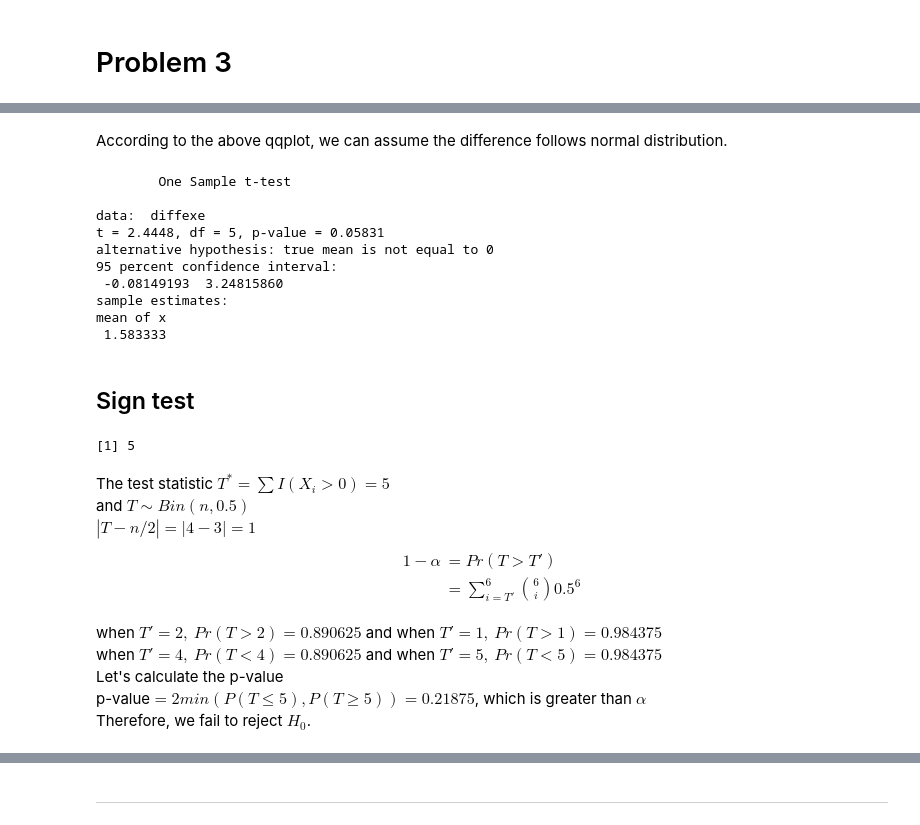
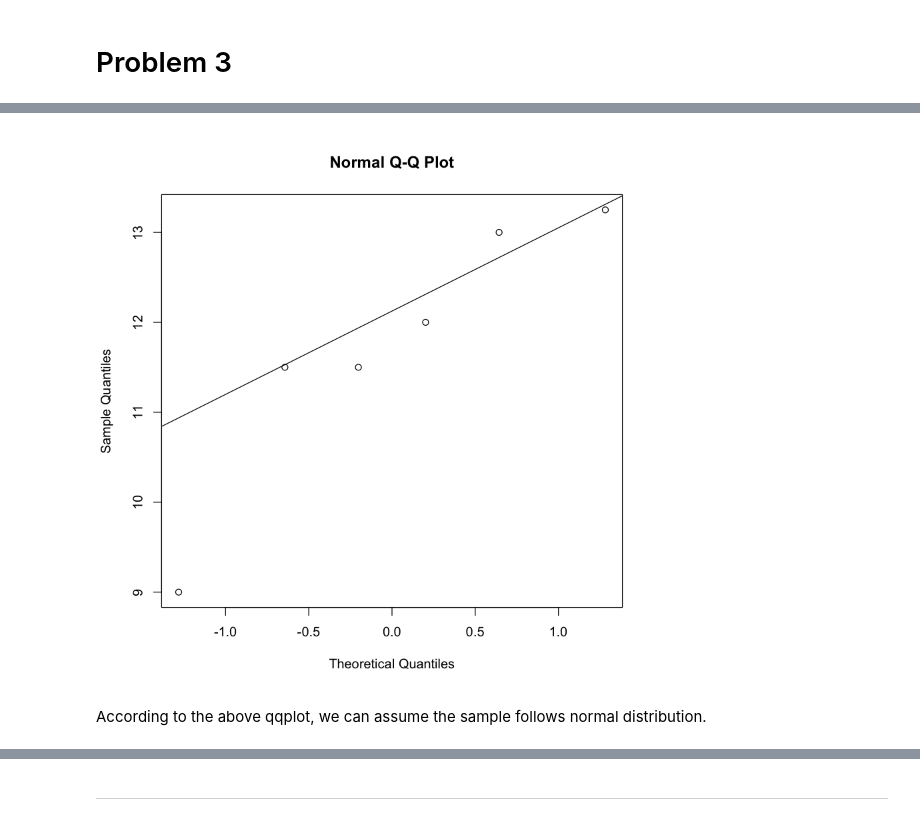
Before and after one commit to abx67/Columbia, a Jupyter notebook: Adv_Data_Ana/hw1_fy2232.ipynb, the cells around one changed output, grey strips where cells are left out. Drawn from its saved outputs; the diff is of its cells as text; code cells hidden in the pictures.

```diff
--- a/Adv_Data_Ana/hw1_fy2232.ipynb
+++ b/Adv_Data_Ana/hw1_fy2232.ipynb
@@ -233,35 +259,7 @@ qqline(diffexe)
+# %%
+qqnorm(Noexe)
+qqline(Noexe)
+# %% [output]
+[figure, added]
 # %% [markdown]
-According to the above qqplot, we can assume the difference follows normal distribution.
+According to the above qqplot, we can assume the sample follows normal distribution.
-# %%
-t.test(diffexe, mu=0)
-# %% [output]
-        One Sample t-test
-
-data:  diffexe
-t = 2.4448, df = 5, p-value = 0.05831
-alternative hypothesis: true mean is not equal to 0
-95 percent confidence interval:
- -0.08149193  3.24815860
-sample estimates:
-mean of x
- 1.583333
-# %% [markdown]
-## Sign test
-# %%
-signdiffexe = diffexe / abs(diffexe)
-sum(signdiffexe>0)
-# %% [output]
-[1] 5
-# %% [markdown]
-The test statistic $T^* = \sum I(X_i>0)=5$<br>
-and $T\sim Bin(n,0.5)$<br>
-$|T-n/2|=|4-3|=1$<br>
-\begin{split}
-1-\alpha&=Pr(T>T')\\
-&=\sum_{i=T'}^{6}{{6}\choose{i}}0.5^{6}\\
-\end{split}
-when $T'=2,~Pr(T>2)=0.890625$ and when $T'=1,~Pr(T>1)=0.984375$<br>
-when $T'=4,~Pr(T<4)=0.890625$ and when $T'=5,~Pr(T<5)=0.984375$<br>
-Let's calculate the p-value<br>
-p-value$=2 min(P(T \leq 5), P(T \geq 5))=0.21875$, which is greater than $\alpha$<br>
-Therefore, we fail to reject $H_0$.
```
Also changed, not shown: parts of 24 cells of this notebook, 33 other files.
